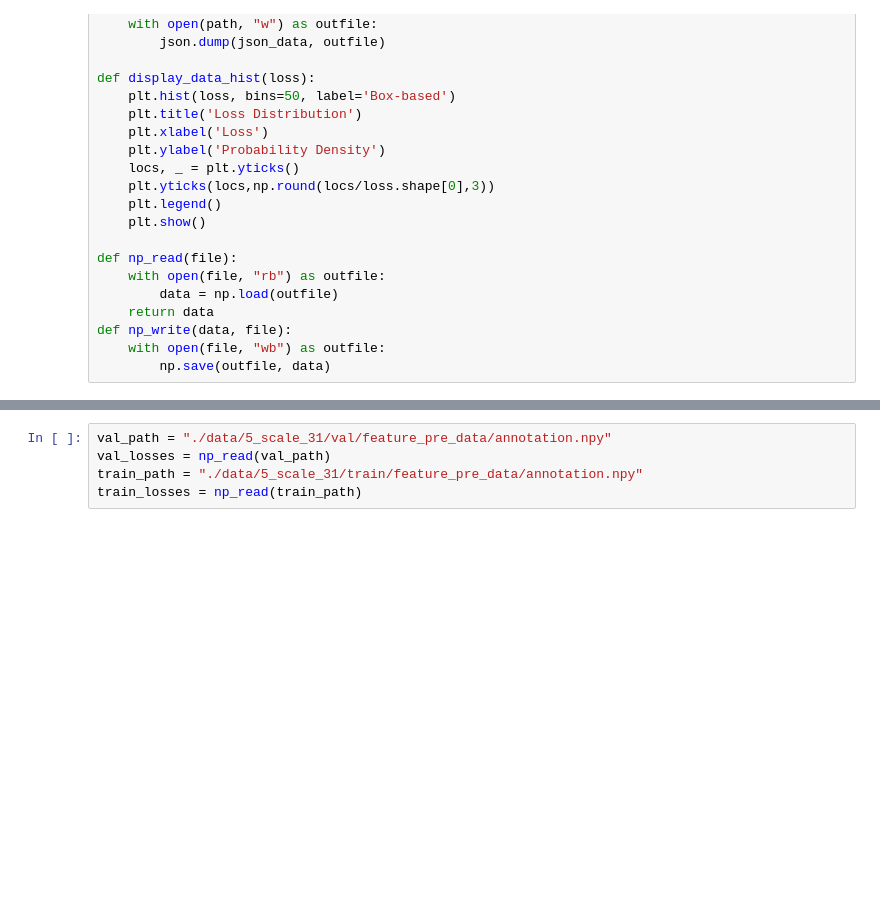
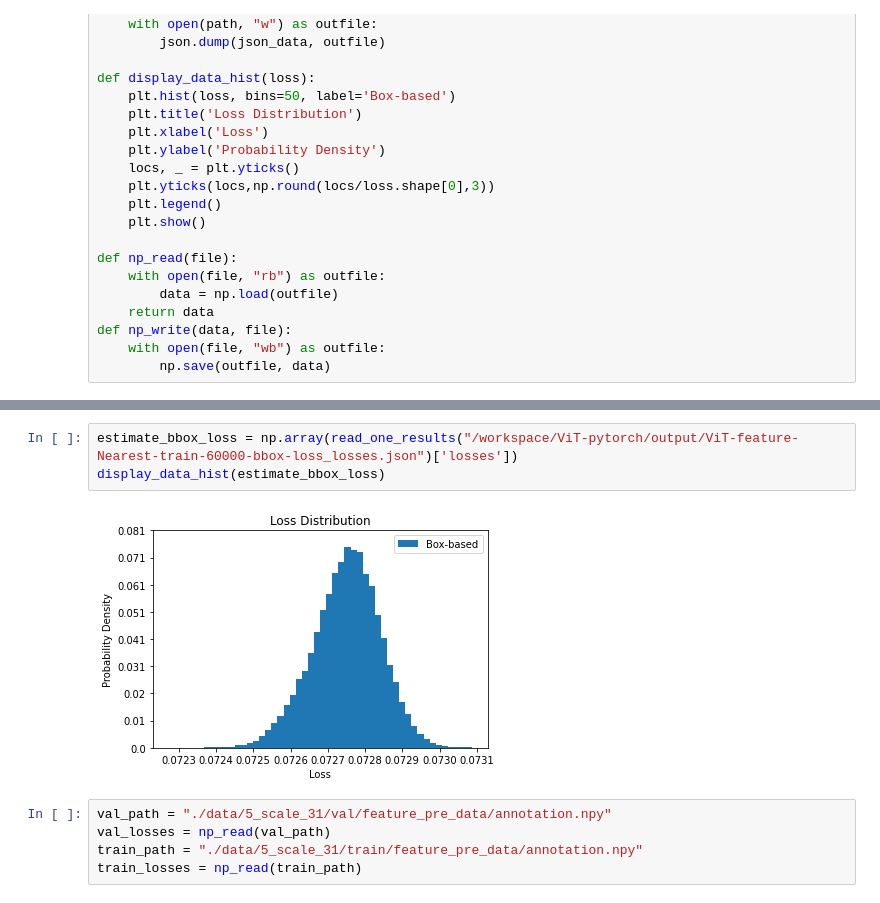
Before and after one commit to susanbao/orkspace, a Jupyter notebook: DINO/estimated_loss_analysis.ipynb, the cells around one changed output, grey strips where cells are left out. Drawn from its saved outputs; the diff is of its cells as text; blank space fills up the shorter version.

```diff
--- a/DINO/estimated_loss_analysis.ipynb
+++ b/DINO/estimated_loss_analysis.ipynb
@@ -44,3 +86,8 @@ def np_write(data, file):
+# %%
+estimate_bbox_loss = np.array(read_one_results("/workspace/ViT-pytorch/output/ViT-feature-Nearest-train-60000-bbox-loss_losses.json")['losses'])
+display_data_hist(estimate_bbox_loss)
+# %% [output]
+[figure, added]
 # %%
 val_path = "./data/5_scale_31/val/feature_pre_data/annotation.npy"
 val_losses = np_read(val_path)
```
Also changed, not shown: parts of 8 cells of this notebook, 6 other files.
